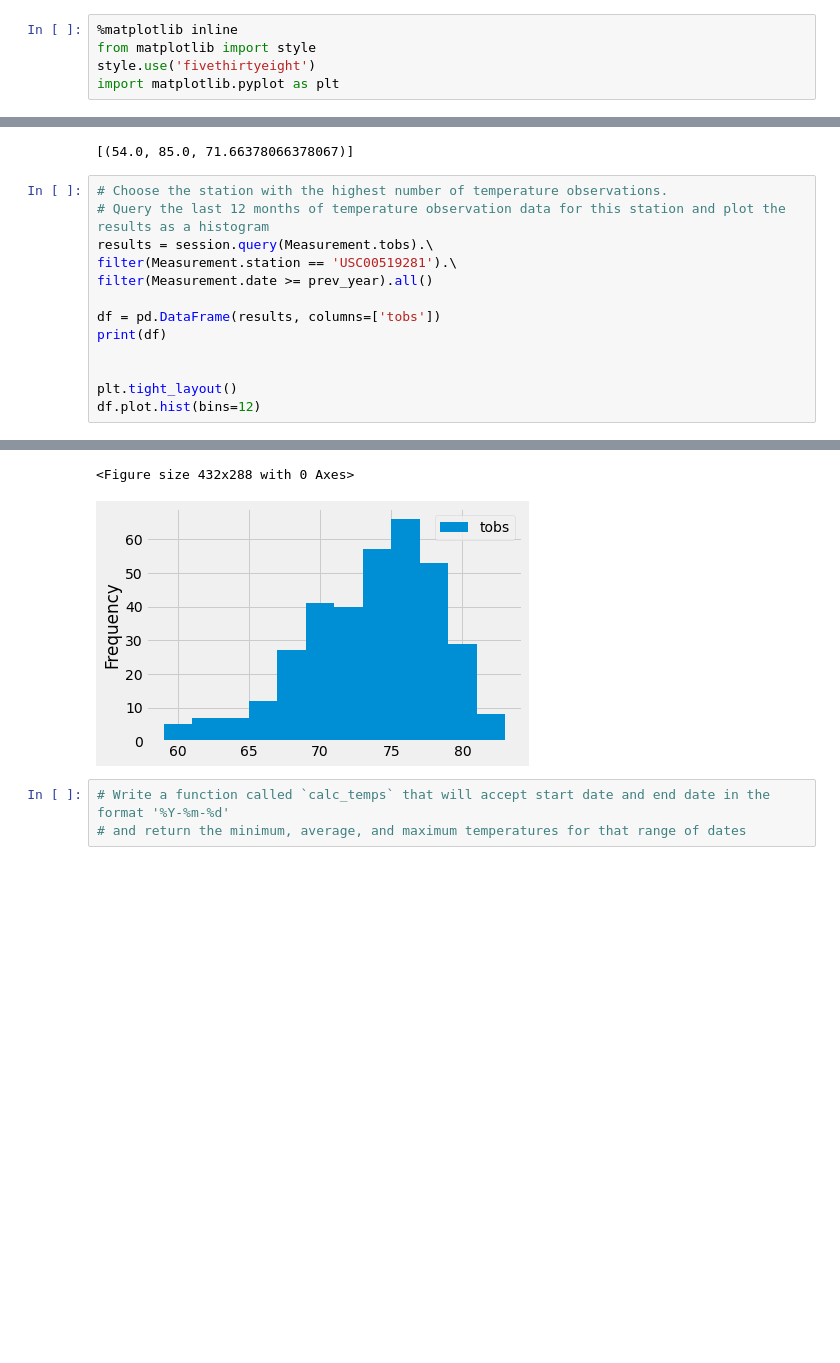
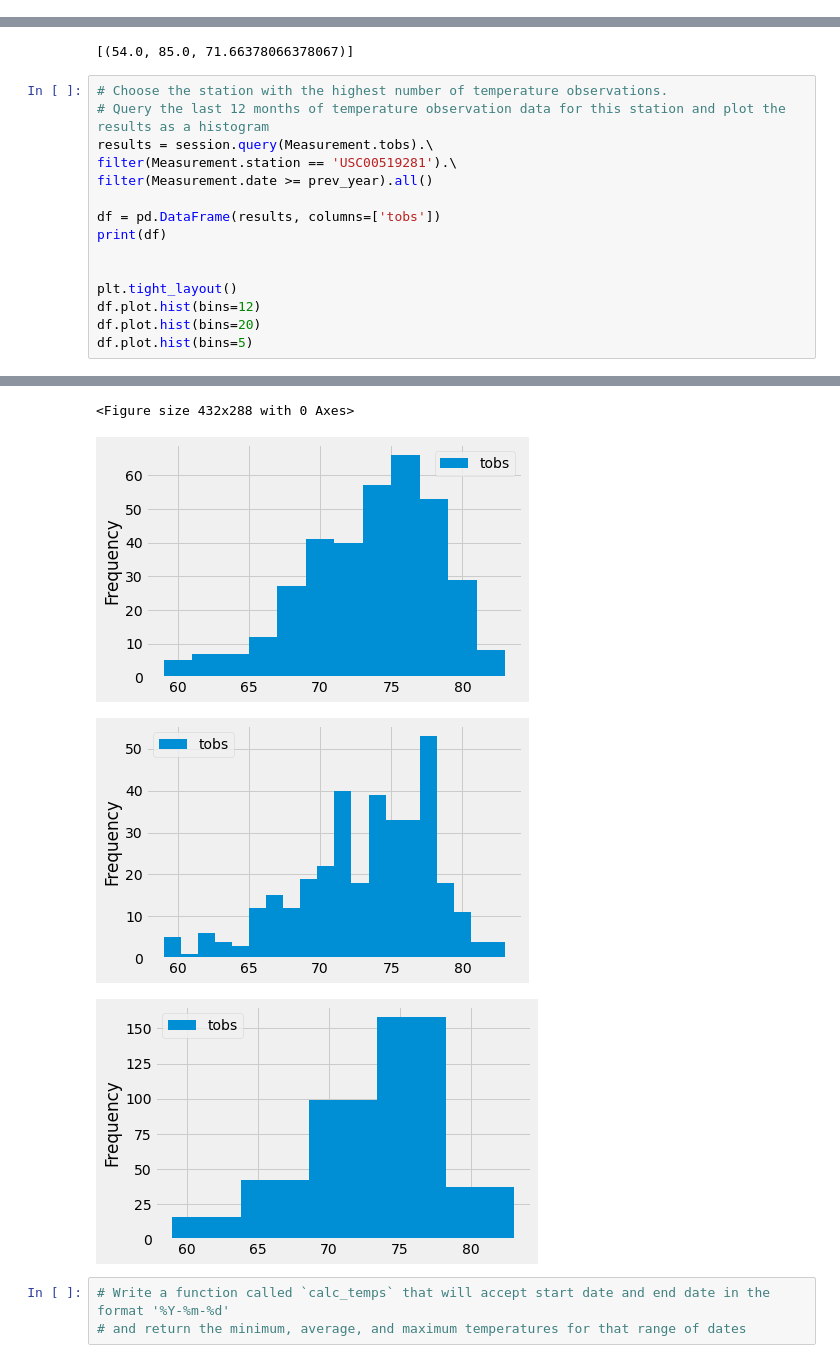
Before and after one commit to crabrandoom/surfs_up, a Jupyter notebook: climate_analysis.ipynb, the cells around one changed output, grey strips where cells are left out. Cells and saved outputs as stored; diff of their text form; blank space fills up the shorter version.

```diff
--- a/climate_analysis.ipynb
+++ b/climate_analysis.ipynb
@@ -1,5 +0,0 @@
-# %%
-%matplotlib inline
-from matplotlib import style
-style.use('fivethirtyeight')
-import matplotlib.pyplot as plt
@@ -99,33 +88,37 @@ filter(Measurement.station == 'USC00519281').all()
 # Choose the station with the highest number of temperature observations.
 # Query the last 12 months of temperature observation data for this station and plot the results as a histogram
 results = session.query(Measurement.tobs).\
 filter(Measurement.station == 'USC00519281').\
 filter(Measurement.date >= prev_year).all()
 
 df = pd.DataFrame(results, columns=['tobs'])
 print(df)
 
 
 plt.tight_layout()
 df.plot.hist(bins=12)
+df.plot.hist(bins=20)
+df.plot.hist(bins=5)
 # %% [output]
      tobs
 0    77.0
 1    77.0
 2    80.0
 3    80.0
 4    75.0
 ..    ...
 347  77.0
 348  77.0
 349  76.0
 350  76.0
 351  79.0
 
 [352 rows x 1 columns]
 <AxesSubplot:ylabel='Frequency'>
 <Figure size 432x288 with 0 Axes>
 [figure]
+[figure, added]
+[figure, added]
 # %%
 # Write a function called `calc_temps` that will accept start date and end date in the format '%Y-%m-%d'
 # and return the minimum, average, and maximum temperatures for that range of dates
```
Also changed, not shown: parts of 10 cells of this notebook, 3 other files.
